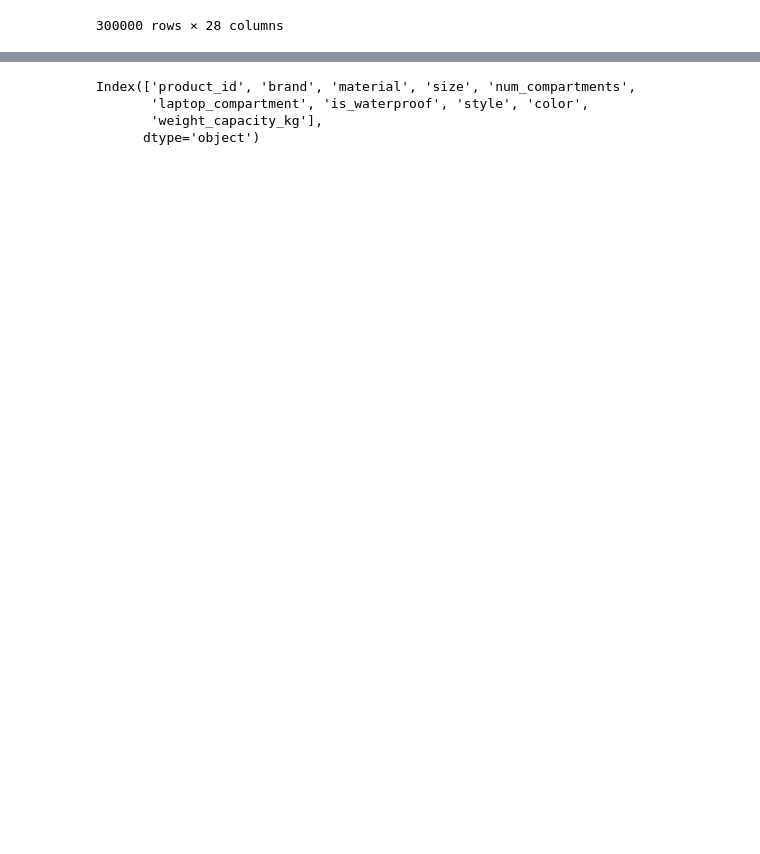
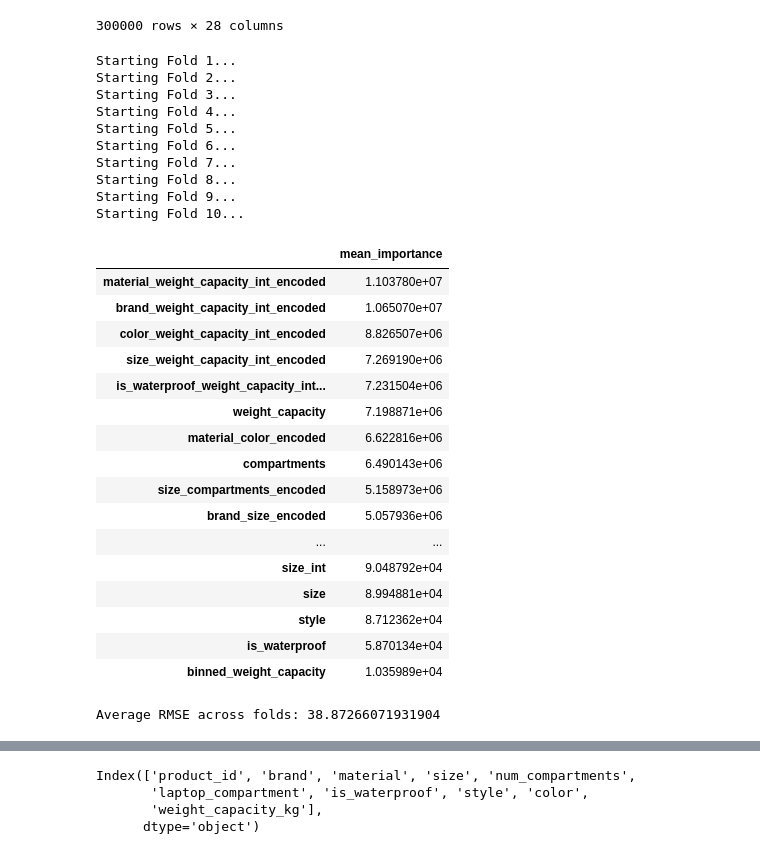
Before and after one commit to Jordanbarker/backpack-prediction-challenge, a Jupyter notebook: notebooks/feature_selection.ipynb, the cells around one changed output, grey strips where cells are left out. Drawn from its saved outputs; the diff is of its cells as text; code cells hidden in the pictures; blank space fills up the shorter version.

Commit message:
so many more tests

```diff
--- a/notebooks/feature_selection.ipynb
+++ b/notebooks/feature_selection.ipynb
@@ -94,0 +100,25 @@ test_df = prepare_data(test_df, is_train=False)
+# %%
+def preprocess_weight_capacity(train_df, test_df, n_bins=5):
+    """
+    Function to bin 'weight_capacity' and apply Target Encoding based on the target column.
+
+    Parameters:
+    train_df (pd.DataFrame): Training dataframe containing 'weight_capacity'.
+    test_df (pd.DataFrame): Test dataframe containing 'weight_capacity'.
+    target_column (str): Target variable for encoding.
+    n_bins (int): Number of bins for discretization.
+
+    Returns:
+    pd.DataFrame, pd.DataFrame: Transformed train and test DataFrames.
+    """
+    # Apply KBinsDiscretizer to bin 'weight_capacity'
+    bins_discretizer = KBinsDiscretizer(n_bins=n_bins, encode='ordinal', strategy='quantile')
+    train_df['binned_weight_capacity'] = bins_discretizer.fit_transform(train_df[['weight_capacity']])
+    test_df['binned_weight_capacity'] = bins_discretizer.transform(test_df[['weight_capacity']])
+
+    # Apply TargetEncoder to encode the binned values based on the target_column
+    target_encoder = TargetEncoder(target_type="continuous")
+    train_df['encoded_weight_capacity'] = target_encoder.fit_transform(train_df[['binned_weight_capacity']], train_df[target])
+    test_df['encoded_weight_capacity'] = target_encoder.transform(test_df[['binned_weight_capacity']])
+
+    return train_df, test_df
@@ -366,7 +1043,7 @@ def cross_validate_lightgbm_feature_importances(
 
     return scores, feature_importance_df
 # %%
-kf = KFold(n_splits=20, shuffle=True, random_state=42)
+kf = KFold(n_splits=10, shuffle=True, random_state=42)
 lightgbm_params = {
     'objective': 'regression',
     'metric': 'rmse',
@@ -381,3 +1058,41 @@ lightgbm_params = {
 # scores, feature_importances = cross_validate_lightgbm_feature_importances(lightgbm_params, X, y, kf)
 # feature_importances.sort_values('mean_importance', ascending=False, inplace=True)
 # feature_importances.head(20)  # top 20 most important features
+# %%
+X = train_df.drop(columns=[target])
+y = train_df[target]
+
+scores, feature_importances = cross_validate_lightgbm_feature_importances(
+    lightgbm_params, X, y, kf
+)
+display(feature_importances[['mean_importance']])
+print("Average RMSE across folds:", np.mean(scores))
+# %% [output]
+Starting Fold 1...
+Starting Fold 2...
+Starting Fold 3...
+Starting Fold 4...
+Starting Fold 5...
+Starting Fold 6...
+Starting Fold 7...
+Starting Fold 8...
+Starting Fold 9...
+Starting Fold 10...
+|  | mean_importance |
+| material_weight_capacity_int_encoded | 1.103780e+07 |
+| brand_weight_capacity_int_encoded | 1.065070e+07 |
+| color_weight_capacity_int_encoded | 8.826507e+06 |
+| size_weight_capacity_int_encoded | 7.269190e+06 |
+| is_waterproof_weight_capacity_int... | 7.231504e+06 |
+| weight_capacity | 7.198871e+06 |
+| material_color_encoded | 6.622816e+06 |
+| compartments | 6.490143e+06 |
+| size_compartments_encoded | 5.158973e+06 |
+| brand_size_encoded | 5.057936e+06 |
+| ... | ... |
+| size_int | 9.048792e+04 |
+| size | 8.994881e+04 |
+| style | 8.712362e+04 |
+| is_waterproof | 5.870134e+04 |
+| binned_weight_capacity | 1.035989e+04 |
+Average RMSE across folds: 38.87266071931904
```
Also changed, not shown: parts of 32 cells of this notebook.
